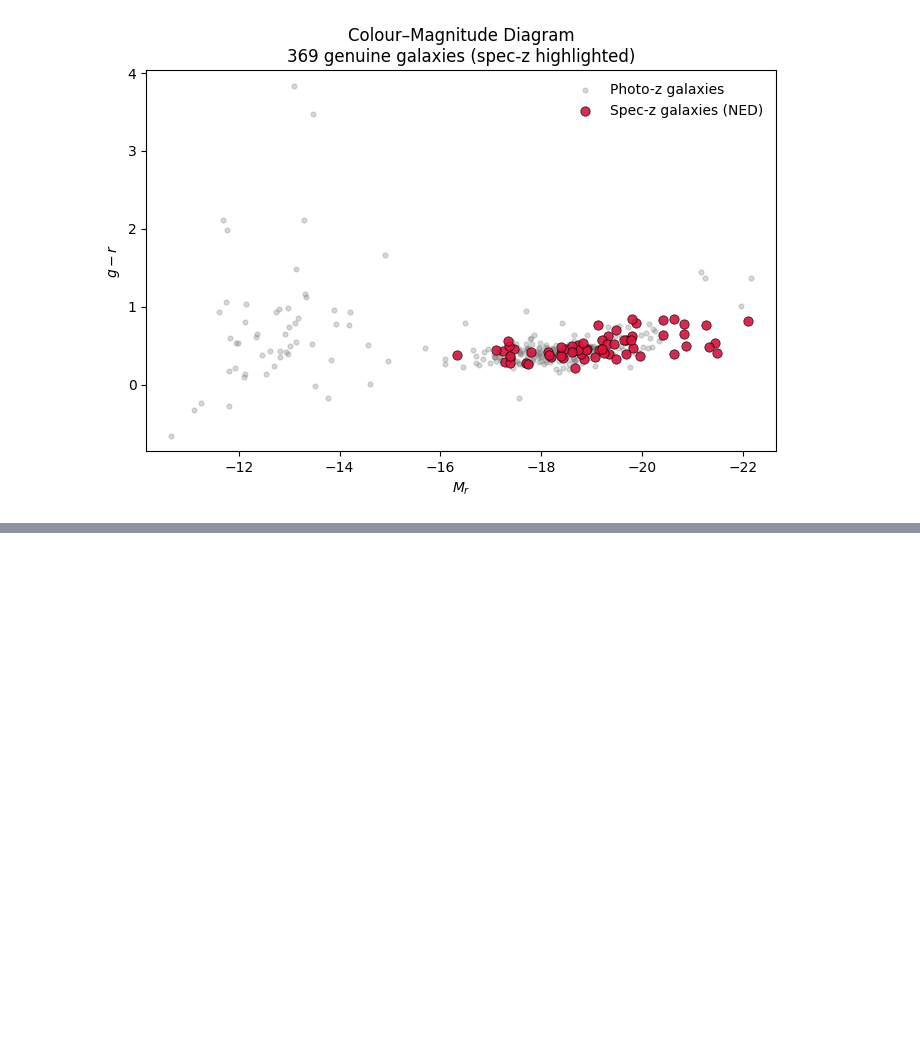
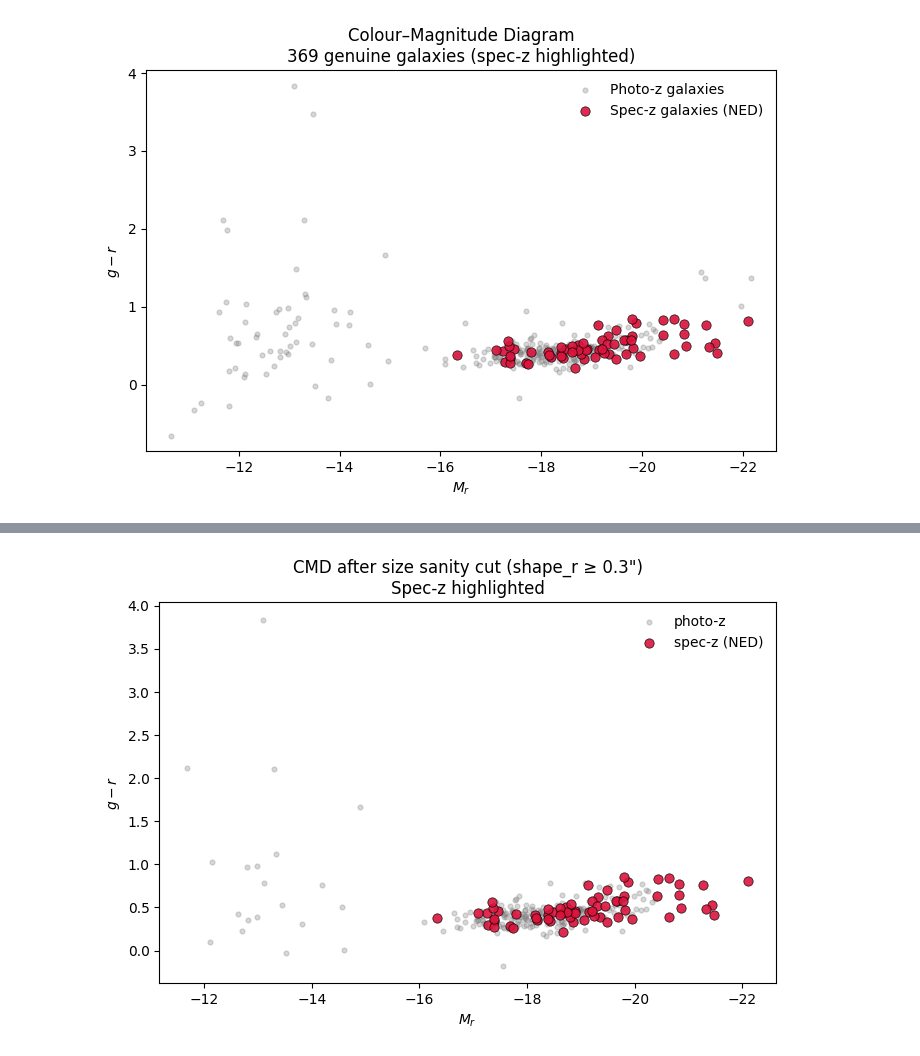
Before and after one commit to saatour/GW170817, a Jupyter notebook: Galaxy_clean_up_and_new_CMD_10012026.ipynb, the cells around one changed output, grey strips where cells are left out. Drawn from its saved outputs; the diff is of its cells as text; code cells hidden in the pictures; blank space fills up the shorter version.

```diff
--- a/Galaxy_clean_up_and_new_CMD_10012026.ipynb
+++ b/Galaxy_clean_up_and_new_CMD_10012026.ipynb
@@ -1715,0 +1926,91 @@ plt.show()
+# %%
+import sys, subprocess
+def pip_install(pkg):
+    try:
+        __import__(pkg.split("==")[0].split(">=")[0])
+    except Exception:
+        subprocess.check_call([sys.executable, "-m", "pip", "install", pkg])
+
+for p in ["pyvo", "astropy", "pandas", "numpy", "matplotlib"]:
+    pip_install(p)
+
+import numpy as np
+import pandas as pd
+import matplotlib.pyplot as plt
+import pyvo as vo
+from astropy.coordinates import SkyCoord
+import astropy.units as u
+
+CMD_FILE = "GW190814_CMD_369_zbest.csv"  # adjust if needed
+SHAPE_CUT = 0.3
+
+# Load CMD table (should have Mr, g_r, has_specz, ra, dec)
+cmd = pd.read_csv(CMD_FILE)
+print("CMD rows loaded:", len(cmd))
+need = {"coadd_object_id","ra","dec","M_r","g_r","has_specz"}
+missing = need - set(cmd.columns)
+if missing:
+    raise ValueError(f"{CMD_FILE} missing columns: {missing}")
+
+# If shape_r already present, use it. Otherwise attach via Legacy match.
+if "shape_r" not in cmd.columns:
+    print("shape_r not in CMD file; attaching from Legacy DR10...")
+
+    ra_min, ra_max = 10.2392578125, 14.8974609375
+    dec_min, dec_max = -27.3215904756, -22.2256480484
+
+    svc = vo.dal.TAPService("https://datalab.noirlab.edu/tap")
+    adql = f"""
+    SELECT ra, dec, shape_r
+    FROM ls_dr10.tractor
+    WHERE ra BETWEEN {ra_min} AND {ra_max}
+      AND dec BETWEEN {dec_min} AND {dec_max}
+      AND shape_r IS NOT NULL
+    """
+    leg = svc.search(adql).to_table().to_pandas()
+    print("Legacy rows returned:", len(leg))
+
+    cmd_sky = SkyCoord(cmd["ra"].values*u.deg, cmd["dec"].values*u.deg, frame="icrs")
+    leg_sky = SkyCoord(leg["ra"].values*u.deg, leg["dec"].values*u.deg, frame="icrs")
+
+    idx, sep2d, _ = cmd_sky.match_to_catalog_sky(leg_sky)
+    m = sep2d < (1.0 * u.arcsec)
+
+    cmd = cmd[m].reset_index(drop=True)
+    leg_m = leg.iloc[idx[m]].reset_index(drop=True)
+
+    cmd["shape_r"] = pd.to_numeric(leg_m["shape_r"], errors="coerce")
+    cmd["legacy_shape_sep_arcsec"] = sep2d[m].to(u.arcsec).value
+
+print("CMD rows with shape_r available:", len(cmd))
+print("shape_r summary:\n", cmd["shape_r"].describe())
+
+# Apply size cut
+before = len(cmd)
+cmd2 = cmd[cmd["shape_r"] >= SHAPE_CUT].copy()
+after = len(cmd2)
+print(f"Applied shape_r >= {SHAPE_CUT}: kept {after}/{before}, removed {before-after}")
+
+# Split spec vs photo
+spec = cmd2[cmd2["has_specz"] == True]
+phot = cmd2[cmd2["has_specz"] == False]
+print("Spec-z points:", len(spec), " Photo-z points:", len(phot))
+
+# Plot (same style as your earlier overlay)
+plt.figure(figsize=(7,5))
+plt.scatter(phot["M_r"], phot["g_r"], s=12, alpha=0.3, color="gray", label="photo-z")
+plt.scatter(spec["M_r"], spec["g_r"], s=45, alpha=0.9, color="crimson",
+            edgecolor="black", linewidth=0.5, label="spec-z (NED)")
+
+plt.gca().invert_xaxis()
+plt.xlabel(r"$M_r$")
+plt.ylabel(r"$g - r$")
+plt.title(f"CMD after size sanity cut (shape_r ≥ {SHAPE_CUT}\")\nSpec-z highlighted")
+plt.legend(frameon=False)
+plt.tight_layout()
+plt.show()
+
+# Save the filtered CMD table too (handy for Mark)
+cmd2.to_csv(f"GW190814_CMD_369_zbest_shape_ge_{SHAPE_CUT}.csv", index=False)
+print(f"Saved GW190814_CMD_369_zbest_shape_ge_{SHAPE_CUT}.csv")
+# %% [output]
@@ -1715,0 +2033 @@ plt.show()
+[figure, added]
```
Also changed, not shown: parts of 10 cells of this notebook.
